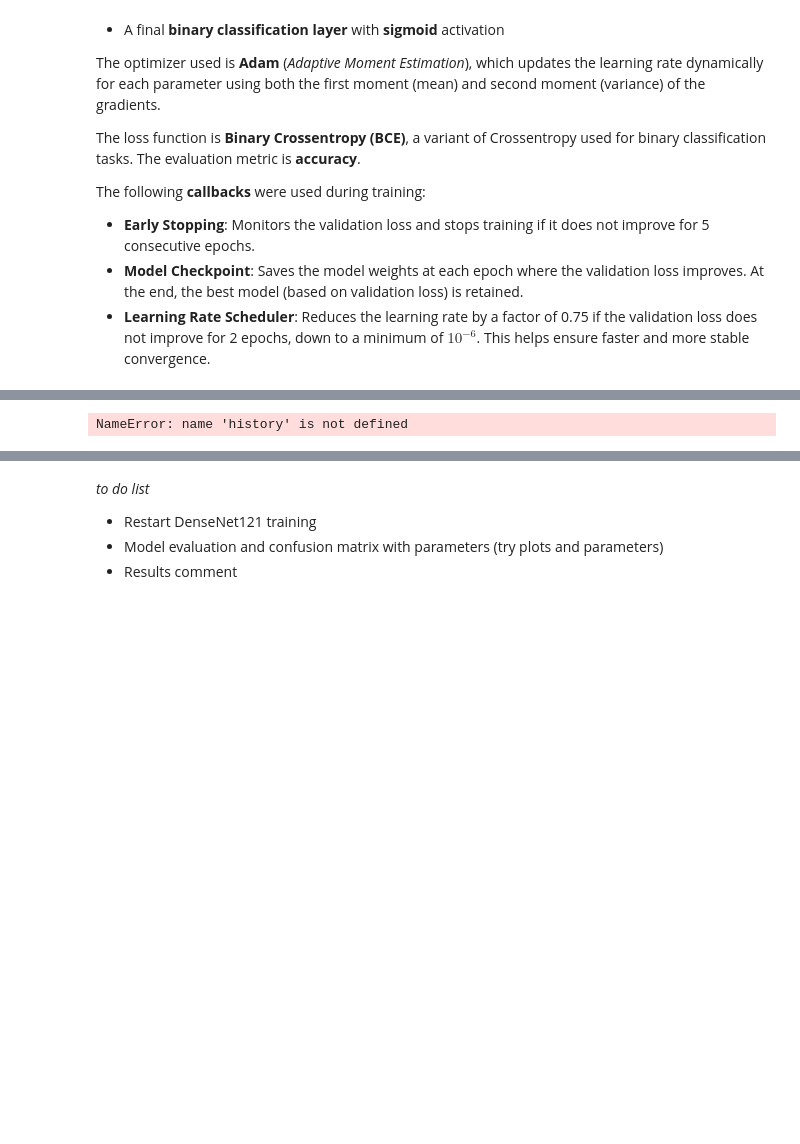
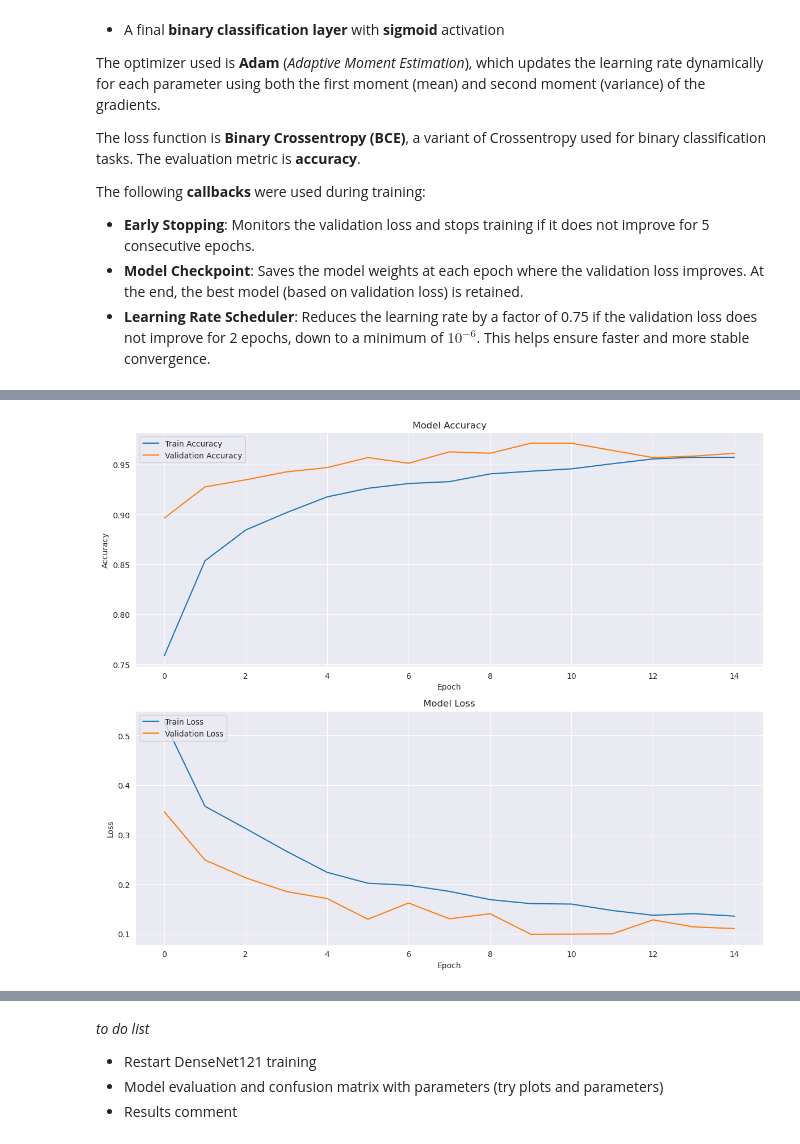
Before and after one commit to lazzerialberto/DL2025, a Jupyter notebook: project.ipynb, the cells around one changed output, grey strips where cells are left out. Saved outputs shown, nothing was run; the diff lists cells and outputs as text; code cells hidden in the pictures; blank space fills up the shorter version.

```diff
--- a/project.ipynb
+++ b/project.ipynb
@@ -874,7 +900,7 @@ DenseNet_model.compile(
 
 # Callbacks
 callbacks = [
-    EarlyStopping(monitor='val_loss', patience=5, restore_best_weights=True, verbose=1),
+    EarlyStopping(monitor='val_loss', patience=10, restore_best_weights=True, verbose=1),
     ModelCheckpoint('DenseNet121_best_model.keras', monitor='val_loss', save_best_only=True, verbose=1),
     ReduceLROnPlateau(monitor='val_loss', factor=0.75, patience=2, min_lr=1e-6, verbose=1)
 ]
@@ -907,13 +940,23 @@ Model: "functional"
 # %%
 print("\n--- Starting DenseNet121 Model Training ---")
 history = DenseNet_model.fit(
-    train_gen,
+    X_rgb,
+	y,
     validation_data=val_gen,
     steps_per_epoch=train_steps,
 	validation_steps=val_steps,
     epochs=20,
     callbacks=callbacks,
+    class_weight=class_weight_dict,
+    verbose=1
 )
+#save loss and accuracy in a npy file
+np.save('DenseNet121_history.npy', {
+	'loss': history.history['loss'],
+	'val_loss': history.history['val_loss'],
+	'accuracy': history.history['accuracy'],
+	'val_accuracy': history.history['val_accuracy']
+})
 print("--- DenseNet121 Model Training Finished ---")
 # %% [output]
 --- Starting DenseNet121 Model Training ---
@@ -981,25 +964,35 @@ Epoch 14/20
 # %%
 def plot_training_history(history):
 	fig, axs = plt.subplots(2, 1, figsize=(12, 10))
 	axs[0].plot(history.history['accuracy'], label='Train Accuracy')
 	axs[0].plot(history.history['val_accuracy'], label='Validation Accuracy')
 	axs[0].set_title('Model Accuracy')
 	axs[0].set_ylabel('Accuracy')
 	axs[0].set_xlabel('Epoch')
 	axs[0].legend(loc='upper left')
 	axs[0].grid(True)
 
 	axs[1].plot(history.history['loss'], label='Train Loss')
 	axs[1].plot(history.history['val_loss'], label='Validation Loss')
 	axs[1].set_title('Model Loss')
 	axs[1].set_ylabel('Loss')
 	axs[1].set_xlabel('Epoch')
 	axs[1].legend(loc='upper left')
 	axs[1].grid(True)
 
 	plt.tight_layout()
 	plt.show()
 
-plot_training_history(history)
+# read history from npy file if it exists
+if os.path.exists('DenseNet121_history.npy'):
+	history_data = np.load('DenseNet121_history.npy', allow_pickle=True).item()
+	history_n = tf.keras.callbacks.History()
+	history_n.history = {
+		'loss': history_data['loss'],
+		'val_loss': history_data['val_loss'],
+		'accuracy': history_data['accuracy'],
+		'val_accuracy': history_data['val_accuracy']
+	}
+plot_training_history(history_n)
 # %% [output]
-NameError: name 'history' is not defined
+[figure, added]
```
Also changed, not shown: parts of 7 cells of this notebook.
